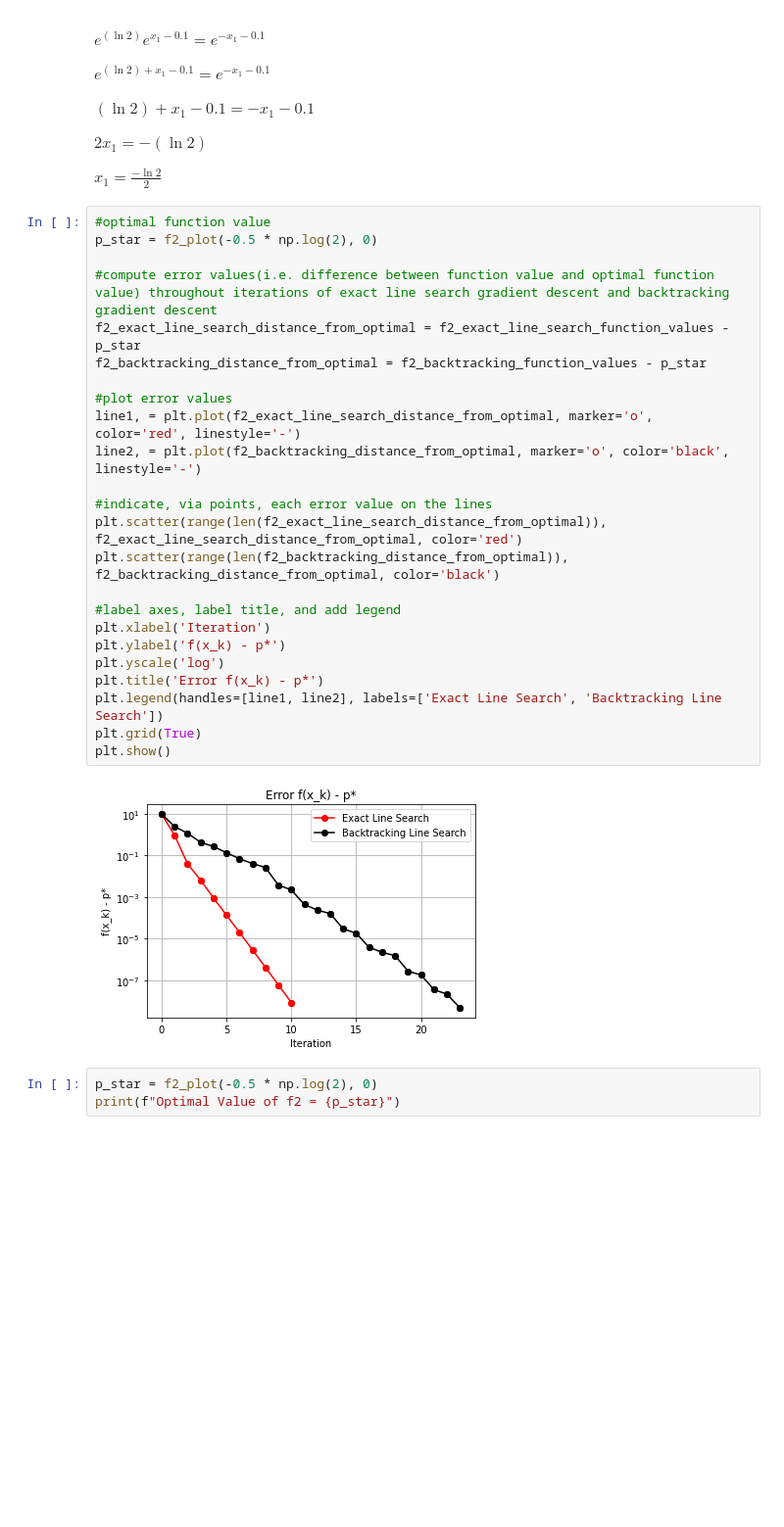
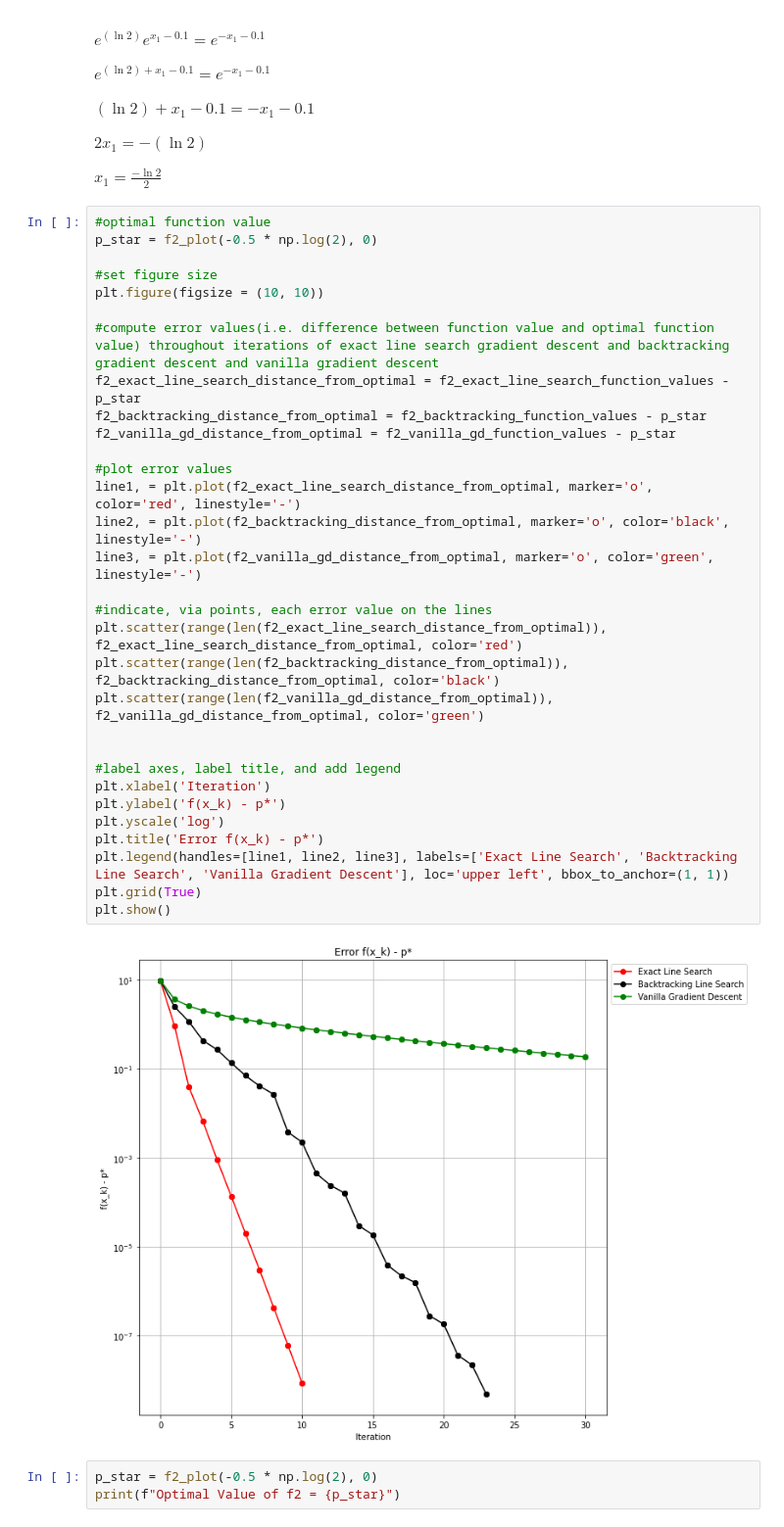
Before and after one commit to Ravi-Raghavan/ConvexOptimization, a Jupyter notebook: hw4.ipynb, the cells around one changed output. Shown at 98% size. Saved outputs shown, nothing was run; the diff lists cells and outputs as text; blank space fills up the shorter version.

Commit message:
Need to adjust graph titles

```diff
--- a/hw4.ipynb
+++ b/hw4.ipynb
@@ -629,29 +713,36 @@ $x_1 = \frac{-\ln{2}}{2}$
 # %%
 #optimal function value
 p_star = f2_plot(-0.5 * np.log(2), 0)
 
-#compute error values(i.e. difference between function value and optimal function value) throughout iterations of exact line search gradient descent and backtracking gradient descent
+#set figure size
+plt.figure(figsize = (10, 10))
+
+#compute error values(i.e. difference between function value and optimal function value) throughout iterations of exact line search gradient descent and backtracking gradient descent and vanilla gradient descent
 f2_exact_line_search_distance_from_optimal = f2_exact_line_search_function_values - p_star
 f2_backtracking_distance_from_optimal = f2_backtracking_function_values - p_star
+f2_vanilla_gd_distance_from_optimal = f2_vanilla_gd_function_values - p_star
 
 #plot error values
 line1, = plt.plot(f2_exact_line_search_distance_from_optimal, marker='o', color='red', linestyle='-')
 line2, = plt.plot(f2_backtracking_distance_from_optimal, marker='o', color='black', linestyle='-')
+line3, = plt.plot(f2_vanilla_gd_distance_from_optimal, marker='o', color='green', linestyle='-')
 
 #indicate, via points, each error value on the lines
 plt.scatter(range(len(f2_exact_line_search_distance_from_optimal)), f2_exact_line_search_distance_from_optimal, color='red')
 plt.scatter(range(len(f2_backtracking_distance_from_optimal)), f2_backtracking_distance_from_optimal, color='black')
+plt.scatter(range(len(f2_vanilla_gd_distance_from_optimal)), f2_vanilla_gd_distance_from_optimal, color='green')
+
 
 #label axes, label title, and add legend
 plt.xlabel('Iteration')
 plt.ylabel('f(x_k) - p*')
 plt.yscale('log')
 plt.title('Error f(x_k) - p*')
-plt.legend(handles=[line1, line2], labels=['Exact Line Search', 'Backtracking Line Search'])
+plt.legend(handles=[line1, line2, line3], labels=['Exact Line Search', 'Backtracking Line Search', 'Vanilla Gradient Descent'], loc='upper left', bbox_to_anchor=(1, 1))
 plt.grid(True)
 plt.show()
 # %% [output]
-[figure, old version]
+[figure, new version]
 # %%
 p_star = f2_plot(-0.5 * np.log(2), 0)
 print(f"Optimal Value of f2 = {p_star}")
```
Also changed, not shown: parts of 3 cells of this notebook.
